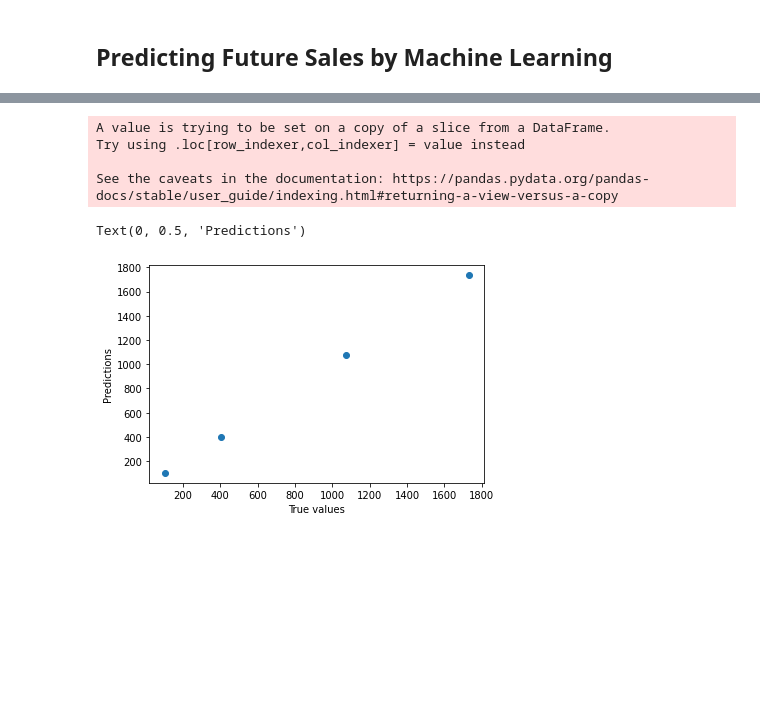
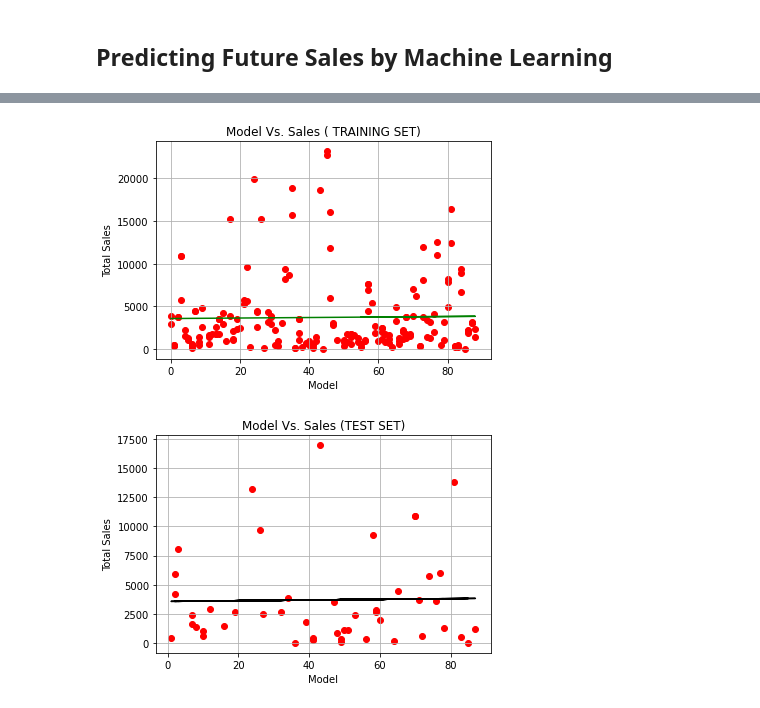
Before and after one commit to ArdeshnaA/CanadaCarSale, a Jupyter notebook: Carsale_EDA.ipynb, the cells around one changed output, grey strips where cells are left out. Cells and saved outputs as stored; diff of their text form; code cells hidden in the pictures; blank space fills up the shorter version.

```diff
--- a/Carsale_EDA.ipynb
+++ b/Carsale_EDA.ipynb
@@ -273,30 +248,42 @@ land_rover_sales.head()
 # %%
+#Splitting dataset based on dependent and independent feature
+
+from sklearn.linear_model import LinearRegression
 from sklearn.model_selection import train_test_split
 
 #Label-Encoding to better fit the model
 from sklearn.preprocessing import LabelEncoder
 labelencoder = LabelEncoder()  #creating instance of LabelEncoder
-land_rover_sales['Model_No'] = labelencoder.fit_transform(land_rover_sales['Model'])
+data['Model_No'] = labelencoder.fit_transform(data['Model'])
+#land_rover_sales['Model_No'] = labelencoder.fit_transform(land_rover_sales['Model']).  #For LandRover Models
 
-y = land_rover_sales.Total_Sales
-X = land_rover_sales.drop(['Total_Sales','Model', 'Car_Size'], axis=1)
+x = data.drop(['Jan','Feb','Mar','Apr','May','Jun','Jul','Aug','Sep','Oct','Nov','Dec','Year','Model', 'Car_Size', 'Total_Sales'], axis=1).iloc[:, :].values    # independent feature
+y = data.Total_Sales  # dependent feature
 
 # Splitting the dataset into the Training set and Test set
-X_train, X_test, y_train, y_test = train_test_split(X, y, test_size = 0.2, random_state = 0)
+x_train,x_test,y_train,y_test = train_test_split(x,y,test_size=0.2, random_state=1)
 
-# Fitting Simple Linear Regression to the Training set
-from sklearn.linear_model import LinearRegression as lm
-model=lm().fit(X_train,y_train)
-predictions=model.predict(X_test)
+#Regression Object
+lr = LinearRegression()
+lr.fit(x_train,y_train)
 
-# Plotting the Results
-plt.scatter(y_test,predictions)
-plt.xlabel('True values')
-plt.ylabel('Predictions')
+plt.scatter(x_train[:,0],y_train,color = 'red')
+plt.plot(x_train,lr.predict(x_train),color = 'green')
+plt.title("Model Vs. Sales ( TRAINING SET)")
+plt.xlabel("Model")
+plt.ylabel("Total Sales")
+plt.grid()
+plt.show()
 # %% [output]
-A value is trying to be set on a copy of a slice from a DataFrame.
-Try using .loc[row_indexer,col_indexer] = value instead
-
-See the caveats in the documentation: https://pandas.pydata.org/pandas-docs/stable/user_guide/indexing.html#returning-a-view-versus-a-copy
-Text(0, 0.5, 'Predictions')
-[figure, old version]
+[figure, new version]
+# %%
+#Plotting the results
+plt.scatter(x_test,y_test,color = 'red')
+plt.plot(x_test,lr.predict(x_test),color = 'black')
+plt.title("Model Vs. Sales (TEST SET)")
+plt.xlabel("Model")
+plt.ylabel("Total Sales")
+plt.grid()
+plt.show()
+# %% [output]
+[figure, added]
```
Also changed, not shown: parts of 5 cells of this notebook.
